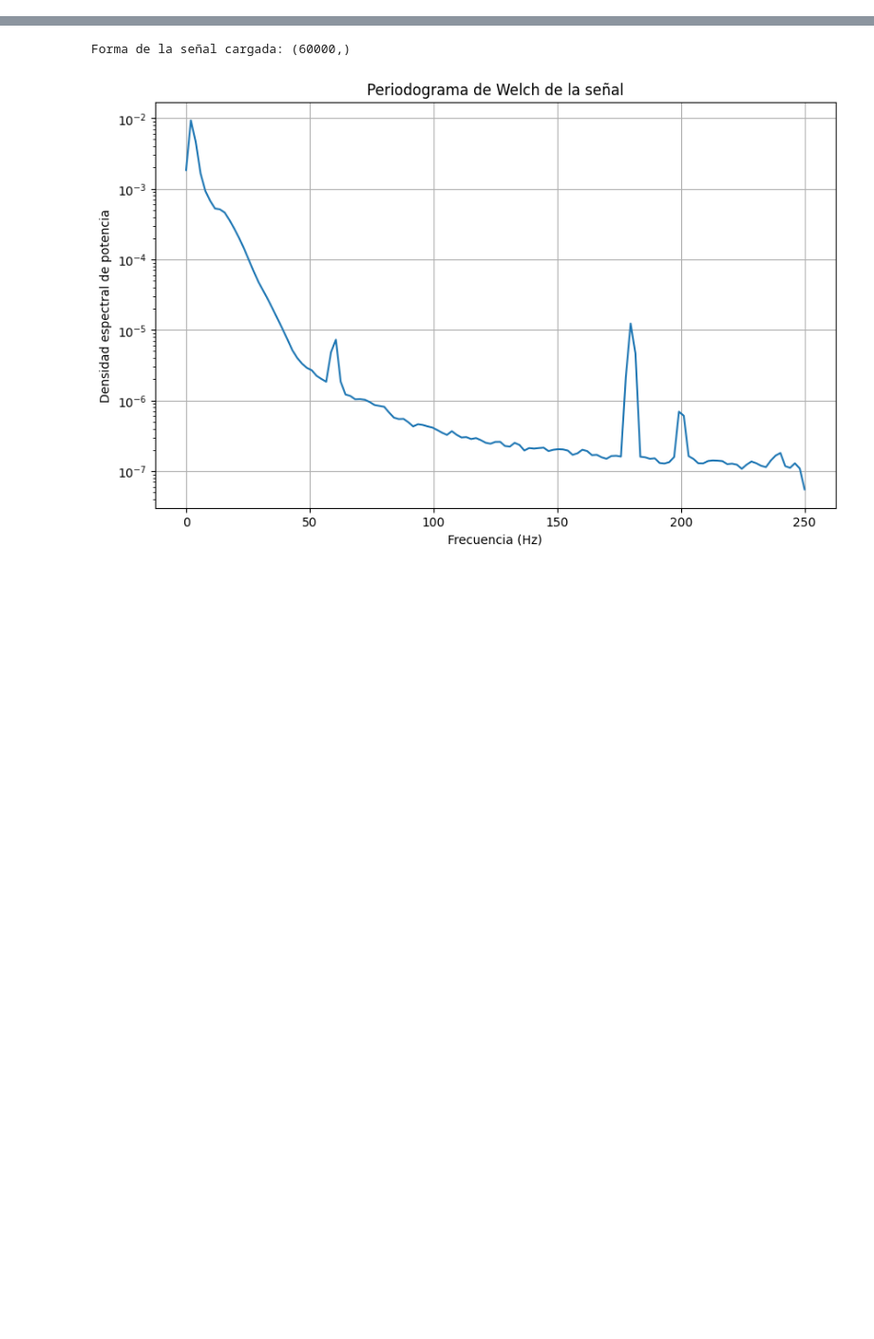
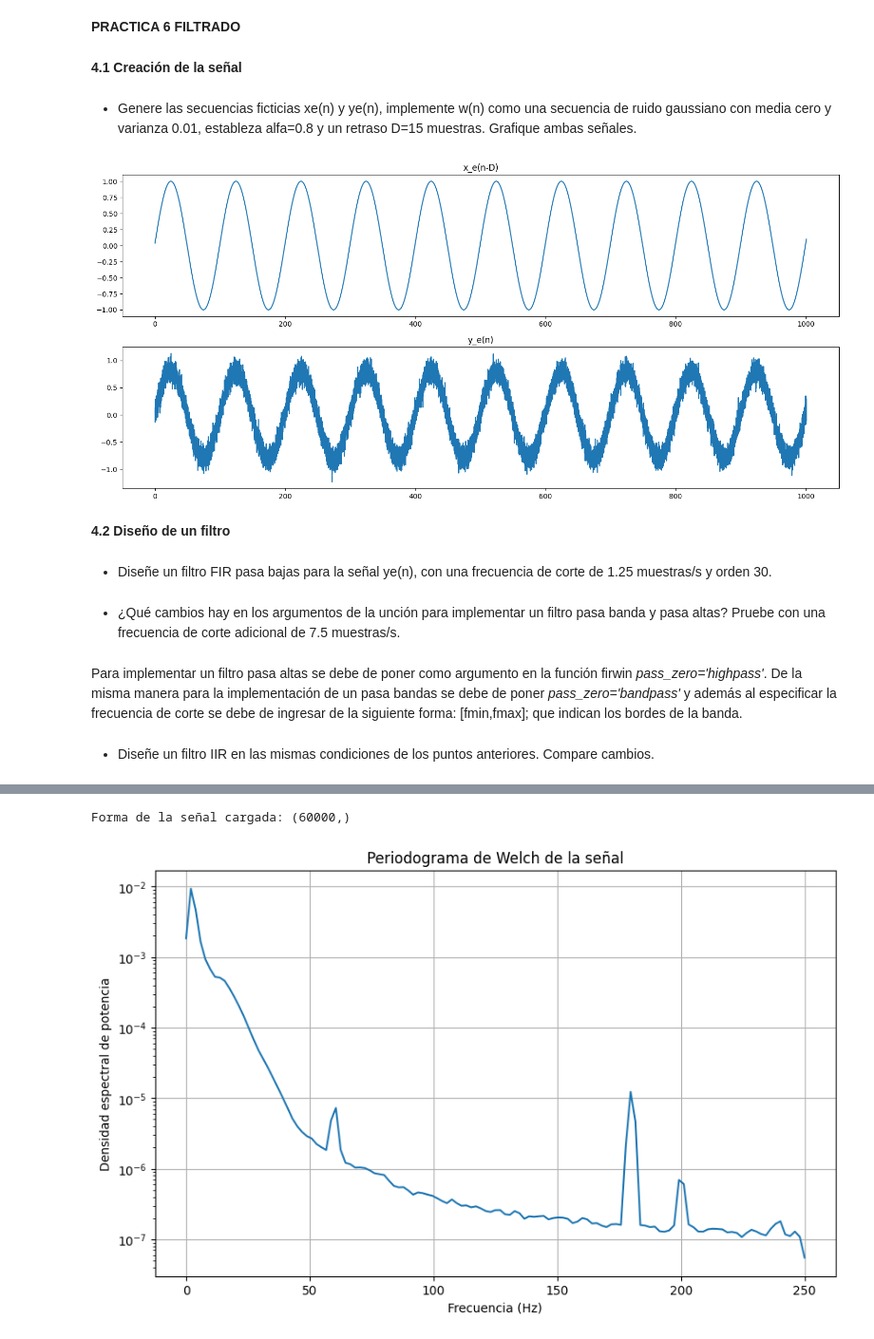
Before and after one commit to MateoOyuelaR19/LAB-BIOSE-ALES, a Jupyter notebook: PRACTICA 6 - FILTRADO.ipynb, the cells around one changed output, grey strips where cells are left out. Shown: that part at 95% size. Cells and saved outputs as stored; diff of their text form; code cells hidden in the pictures; blank space fills up the shorter version.

```diff
--- a/PRACTICA 6 - FILTRADO.ipynb
+++ b/PRACTICA 6 - FILTRADO.ipynb
@@ -0,0 +1,4 @@
+# %% [markdown]
+**PRACTICA 6 FILTRADO**
+# %% [markdown]
+**4.1 Creación de la señal**
@@ -0,0 +9,30 @@
+# %% [markdown]
+- Genere las secuencias ficticias xe(n) y ye(n), implemente w(n) como una secuencia de ruido gaussiano con media cero y varianza 0.01, estableza alfa=0.8 y un retraso D=15 muestras. Grafique ambas señales.
+# %%
+#Creación de la señal
+f0= 0.01 #Hz
+fs=25 #Hz
+alfa=0.8 #atenuación
+D=15 #retraso, muestras
+var=0.01 #del ruido
+media= 0 #del ruido
+n=np.arange(0,1001,1/fs) # 0 < n < 1000
+x_e=np.sin(2*np.pi*f0*(n+D/fs)) #potencial con retraso
+w=np.random.normal(media,np.sqrt(var),len(n)) #ruido gaussiano
+y_e=alfa*x_e+w #señal con ruido y retraso
+# %%
+#grafica
+plt.figure(figsize=(15,7))
+plt.subplot(211)
+plt.plot(n,x_e)
+plt.title('x_e(n-D)')
+plt.subplot(212)
+plt.plot(n,y_e)
+plt.title('y_e(n)')
+plt.tight_layout()
+# %% [output]
+[figure, added]
+# %% [markdown]
+**4.2 Diseño de un filtro**
+# %% [markdown]
+- Diseñe un filtro FIR pasa bajas para la señal ye(n), con una frecuencia de corte de 1.25 muestras/s y orden 30.
@@ -0,0 +45,4 @@
+# %% [markdown]
+- ¿Qué cambios hay en los argumentos de la unción para implementar un filtro pasa banda y pasa altas? Pruebe con una frecuencia de corte adicional de 7.5 muestras/s.
+# %% [markdown]
+Para implementar un filtro pasa altas se debe de poner como argumento en la función firwin *pass_zero='highpass'*. De la misma manera para la implementación de un pasa bandas se debe de poner *pass_zero='bandpass'* y además al especificar la frecuencia de corte se debe de ingresar de la siguiente forma: [fmin,fmax]; que indican los bordes de la banda.
@@ -0,0 +56,2 @@
+# %% [markdown]
+- Diseñe un filtro IIR en las mismas condiciones de los puntos anteriores. Compare cambios.
```
Also changed, not shown: parts of 16 cells of this notebook.
